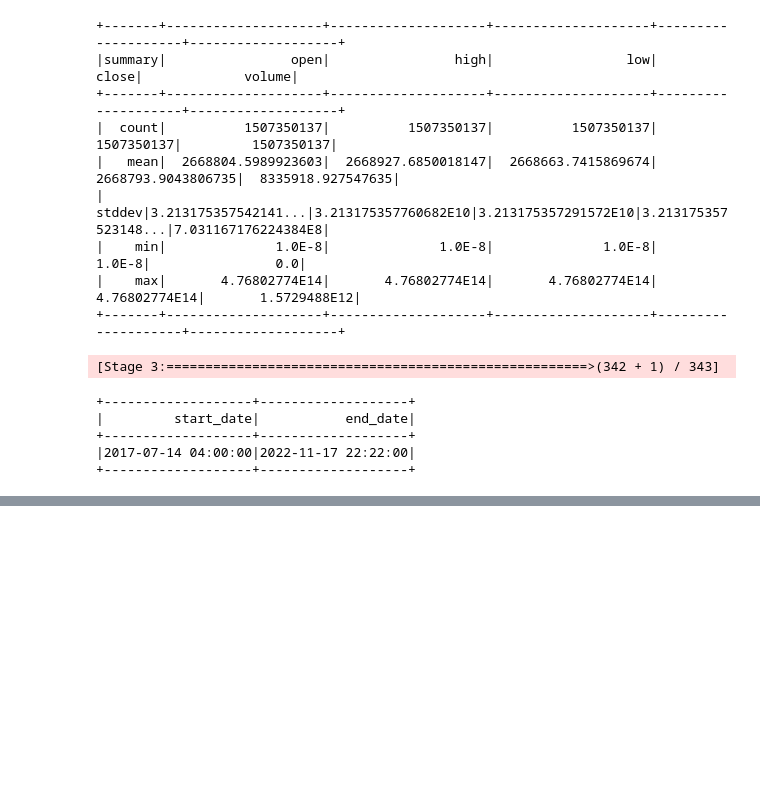
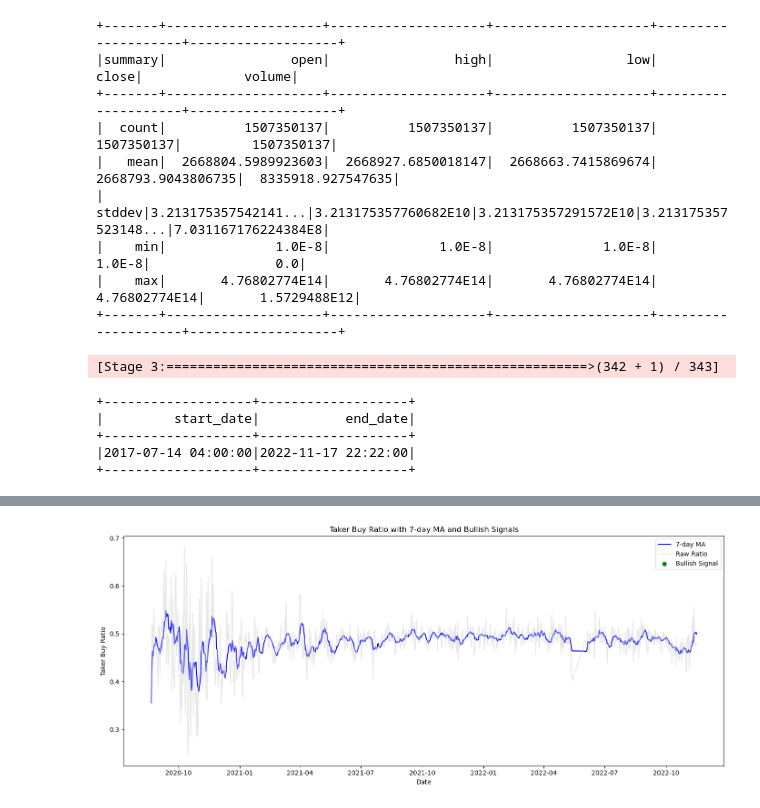
Before and after one commit to NiranjanRao07/CryptoSpark, a Jupyter notebook: EDA/binance_eda_jupyter.ipynb, the cells around one changed output, grey strips where cells are left out. Drawn from its saved outputs; the diff is of its cells as text; code cells hidden in the pictures; blank space fills up the shorter version.

```diff
--- a/EDA/binance_eda_jupyter.ipynb
+++ b/EDA/binance_eda_jupyter.ipynb
@@ -225,0 +251,29 @@ plt.show()
+# %%
+# Step 4: Plot the smoothed taker buy ratio with bullish signals
+pandas_signal_df = symbol_df.select(
+    "date", "taker_buy_ratio", "taker_buy_ratio_ma7", "bullish_signal"
+).toPandas().sort_values("date")
+
+plt.figure(figsize=(14, 6))
+
+# Smoothed ratio line
+plt.plot(pandas_signal_df["date"], pandas_signal_df["taker_buy_ratio_ma7"], label="7-day MA", color="blue")
+
+# Raw ratio (optional)
+plt.plot(pandas_signal_df["date"], pandas_signal_df["taker_buy_ratio"], label="Raw Ratio", color="lightgray", alpha=0.5)
+
+# Bullish signal markers
+plt.scatter(
+    pandas_signal_df[pandas_signal_df["bullish_signal"] == 1]["date"],
+    pandas_signal_df[pandas_signal_df["bullish_signal"] == 1]["taker_buy_ratio_ma7"],
+    color="green", label="Bullish Signal", zorder=5
+)
+
+plt.title("Taker Buy Ratio with 7-day MA and Bullish Signals")
+plt.xlabel("Date")
+plt.ylabel("Taker Buy Ratio")
+plt.legend()
+plt.tight_layout()
+plt.show()
+# %% [output]
+[figure, added]
```
Also changed, not shown: parts of 20 cells of this notebook.
